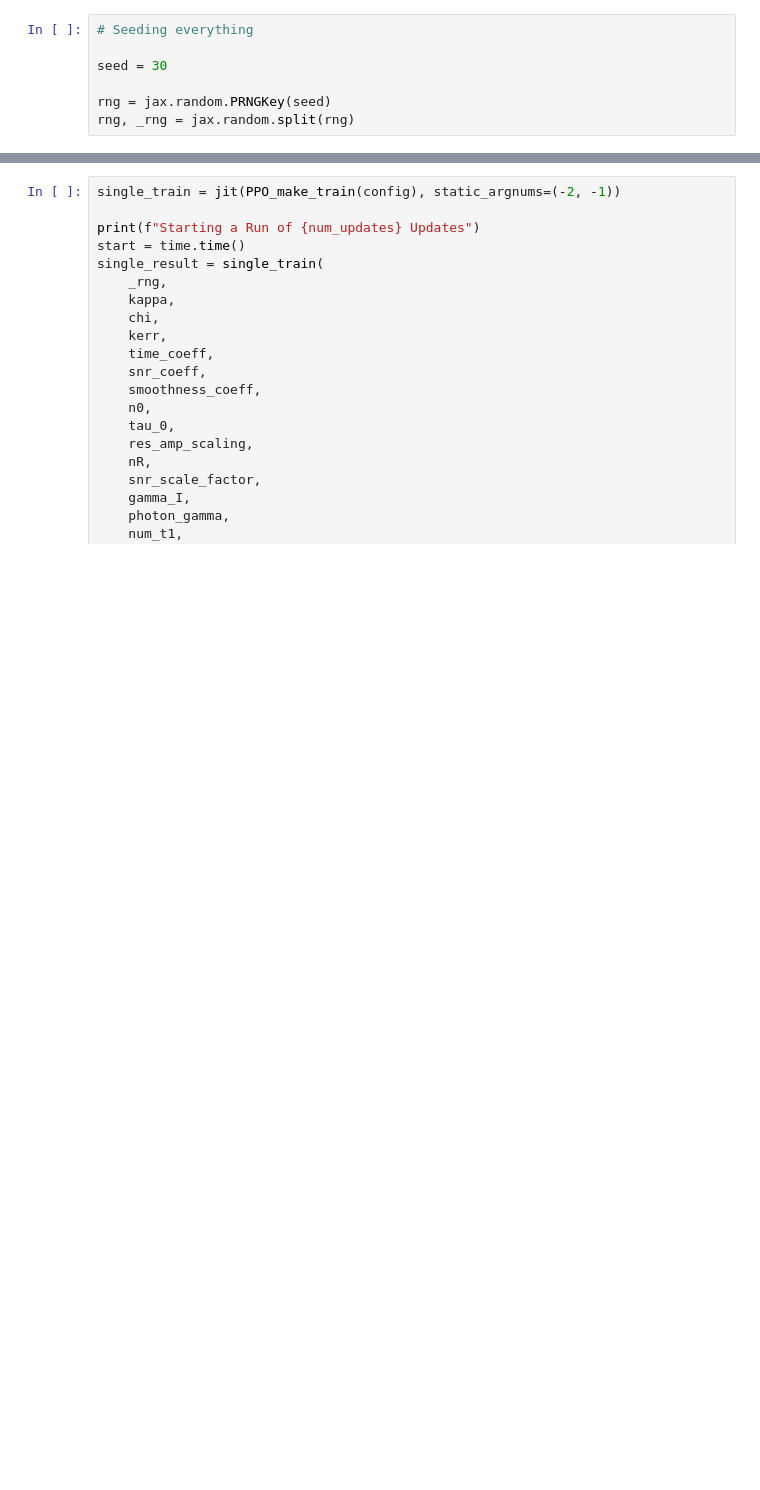
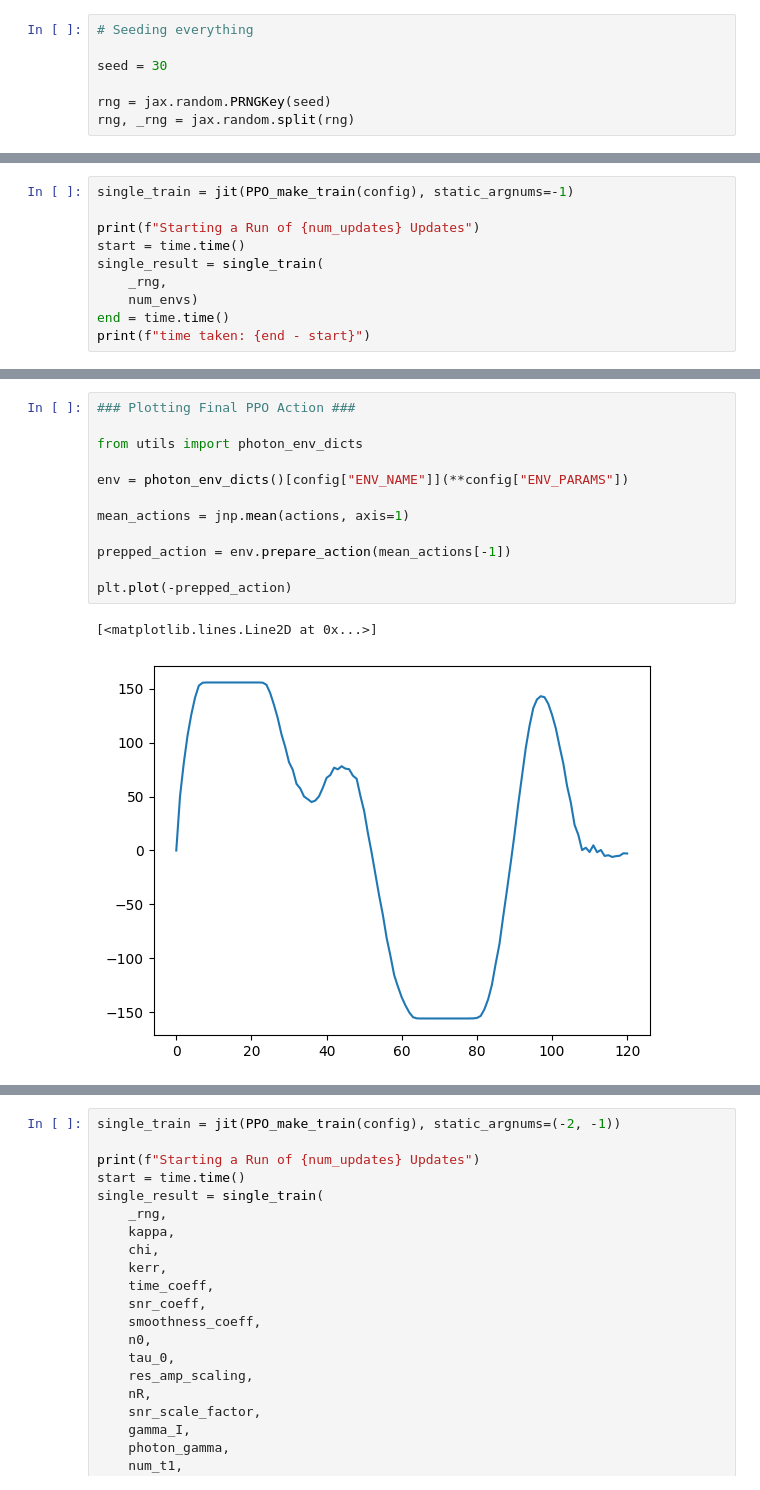
Before and after one commit to AnikenC/ReadoutWithRL, a Jupyter notebook: readoutWithRL/MLControl/algos_comparison_learning.ipynb, the cells around one changed output, grey strips where cells are left out. Cells and saved outputs as stored; diff of their text form; blank space fills up the shorter version.

```diff
--- a/readoutWithRL/MLControl/algos_comparison_learning.ipynb
+++ b/readoutWithRL/MLControl/algos_comparison_learning.ipynb
@@ -76,3 +115,13 @@ config = {
 # %% [output]
 Rough Max Photons: 43
 Actual Max Photons: 41.40804860100575
+# %%
+single_train = jit(PPO_make_train(config), static_argnums=-1)
+
+print(f"Starting a Run of {num_updates} Updates")
+start = time.time()
+single_result = single_train(
+    _rng,
+    num_envs)
+end = time.time()
+print(f"time taken: {end - start}")
@@ -78,0 +194,15 @@ Actual Max Photons: 41.40804860100575
+# %%
+### Plotting Final PPO Action ###
+
+from utils import photon_env_dicts
+
+env = photon_env_dicts()[config["ENV_NAME"]](**config["ENV_PARAMS"])
+
+mean_actions = jnp.mean(actions, axis=1)
+
+prepped_action = env.prepare_action(mean_actions[-1])
+
+plt.plot(-prepped_action)
+# %% [output]
+[<matplotlib.lines.Line2D at 0x...>]
+[figure, added]
```
Also changed, not shown: parts of 5 cells of this notebook, 9 other files.
